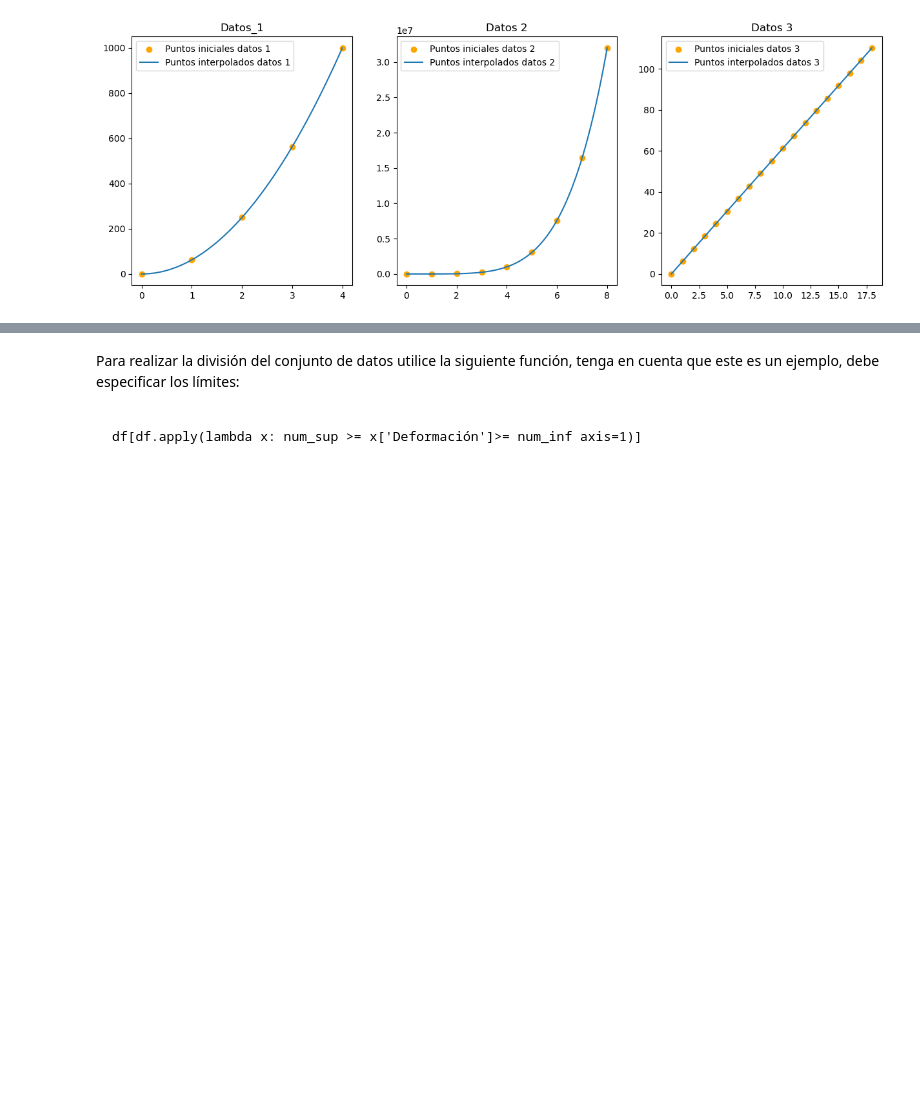
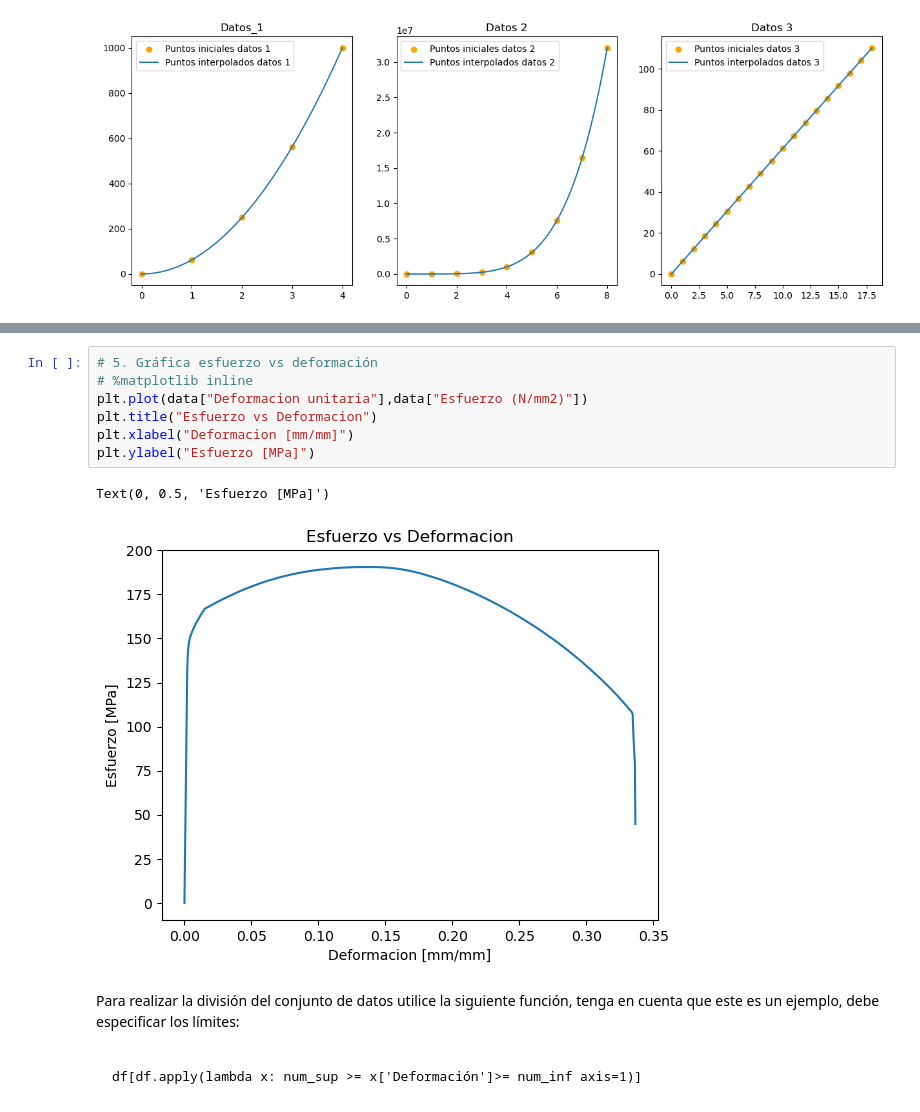
Before and after one commit to QuantumPower4/JuanGuzman-JhonAlex-HerraCompu-202302, a Jupyter notebook: Taller 1 - Interpolación y Raices/Taller_1.ipynb, the cells around one changed output, grey strips where cells are left out. Cells and saved outputs as stored; diff of their text form; blank space fills up the shorter version.

```diff
--- a/Taller 1 - Interpolación y Raices/Taller_1.ipynb
+++ b/Taller 1 - Interpolación y Raices/Taller_1.ipynb
@@ -313,3 +333,13 @@ Como puede observar, se tienen comportamientos distintos en cada una de las secc
+# %%
+# 5. Gráfica esfuerzo vs deformación
+# %matplotlib inline
+plt.plot(data["Deformacion unitaria"],data["Esfuerzo (N/mm2)"])
+plt.title("Esfuerzo vs Deformacion")
+plt.xlabel("Deformacion [mm/mm]")
+plt.ylabel("Esfuerzo [MPa]")
+# %% [output]
+Text(0, 0.5, 'Esfuerzo [MPa]')
+[figure, added]
 # %% [markdown]
 Para realizar la división del conjunto de datos utilice la siguiente función, tenga en cuenta que este es un ejemplo, debe especificar los límites:
 
```
Also changed, not shown: parts of 6 cells of this notebook.
